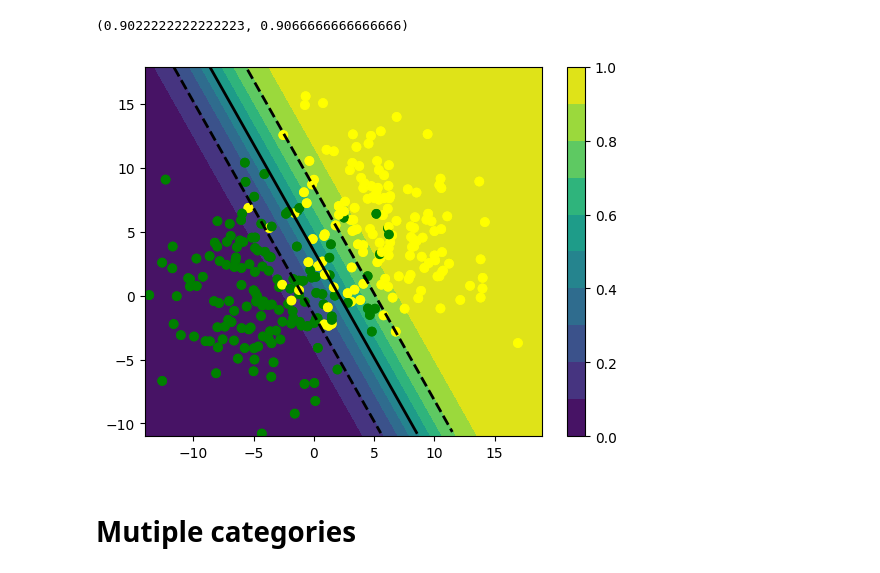
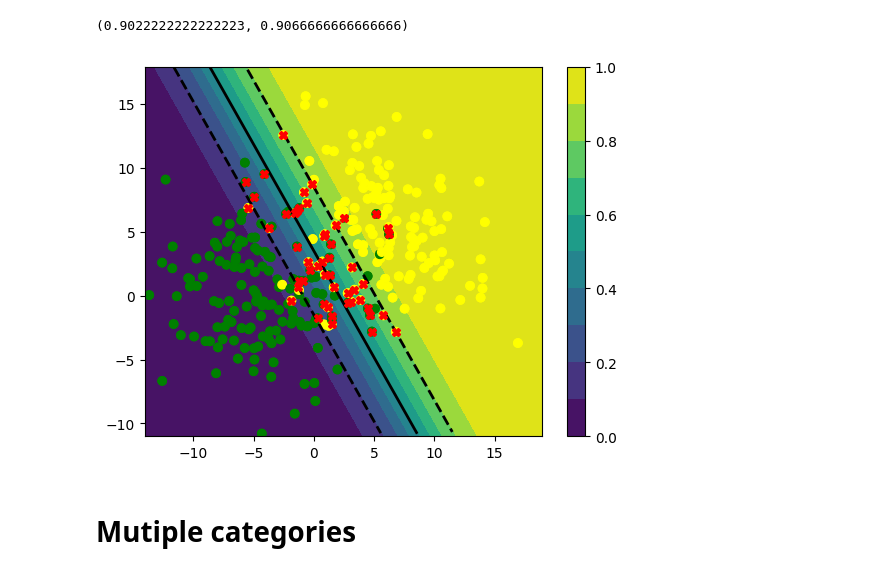
Before and after one commit to olehougaard/mal1-a24, a Jupyter notebook: 05 Bayes + SVM/support vector machines.ipynb, the cells around one changed output. Saved outputs shown, nothing was run; the diff lists cells and outputs as text; code cells hidden in the pictures.

```diff
--- a/05 Bayes + SVM/support vector machines.ipynb
+++ b/05 Bayes + SVM/support vector machines.ipynb
@@ -90,9 +90,9 @@ svm_class.score(X_train, y_train), svm_class.score(X_test, y_test)
 # %%
 plot_probabilities(svm_class, X, y, colors)
 plt.scatter(X[:, 0], X[:, 1], c=y, cmap=colors)
-plot_linear_svc_boundaries(svm_class, X[:, 0].min(), X[:, 0].max(), ymin=X[:, 1].min(), ymax=X[:, 1].max(), support_vectors=False)
+plot_linear_svc_boundaries(svm_class, X[:, 0].min(), X[:, 0].max(), ymin=X[:, 1].min(), ymax=X[:, 1].max(), support_vectors=True)
 # %% [output]
-[figure, old version]
+[figure, new version]
 # %% [markdown]
 # Mutiple categories
 # %%
```
Also changed, not shown: parts of 10 cells of this notebook, 4 other files.
